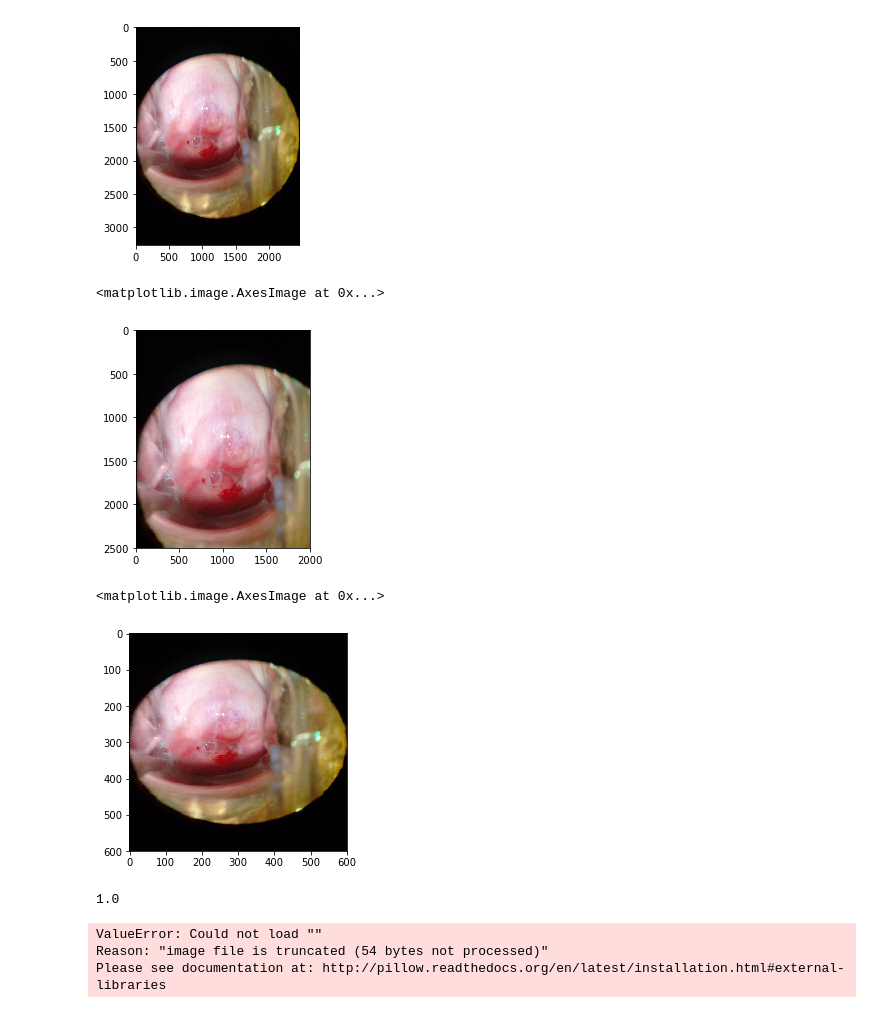
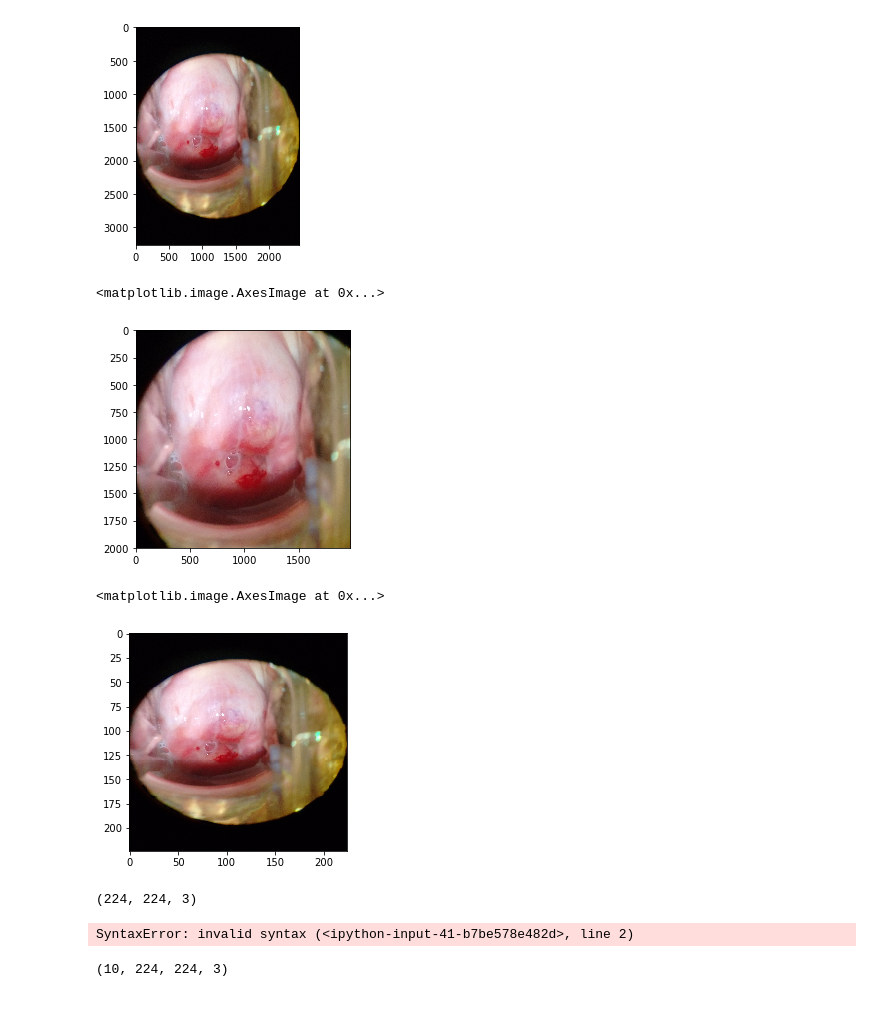
Before and after one commit to CausticGiraffe/Practicum, a Jupyter notebook: EDA_scale.ipynb, the cells around one changed output. Saved outputs shown, nothing was run; the diff lists cells and outputs as text; code cells hidden in the pictures.

```diff
--- a/EDA_scale.ipynb
+++ b/EDA_scale.ipynb
@@ -129,32 +129,33 @@ plt.imshow(im)
 <matplotlib.image.AxesImage at 0x...>
 [figure]
 # %%
-imc = im[:2500, :2000,:] #cropping array row-> y, column-> x
+imc = im[500:2500, 25:2000,:] #cropping array row-> y, column-> x
 plt.imshow(imc)
 # %% [output]
 <matplotlib.image.AxesImage at 0x...>
-[figure, old version]
+[figure, new version]
 # %%
 from skimage.transform import resize
-imc = resize(im, (600,600,3))
+imc = resize(im, (224,224,3))
 plt.imshow(imc)
 # %% [output]
 <matplotlib.image.AxesImage at 0x...>
-[figure, old version]
+[figure, new version]
 # %%
-imc.max()
+imc.shape
 # %% [output]
-1.0
+(224, 224, 3)
 # %%
-XType_1 = np.array([resize(io.imread(Type_1_file), (256,256,3)) for Type_1_file in Type_1])
-XType_2 = np.array([resize(io.imread(Type_2_file), (256,256,3)) for Type_2_file in Type_2])
-XType_3 = np.array([resize(io.imread(Type_3_file), (256,256,3)) for Type_3_file in Type_3])
+XType_1 = np.array([resize(io.imread(Type_1_file), (224,224,3)) for Type_1_file in Type_1[:10]])
+XType_2 = np.array([resize(io.imread(Type_2_file), (224,224,3)) for Type_2_file in Type_2[:10]])
+XType_3 = np.array([resize(io.imread(Type_3_file), (224,224,3)) for Type_3_file in Type_3[:10]])
 X = np.concatenate([XType_1, XType_2, XType_3], axis=0)
-#y = np.concatenate([np.zeros(len(Type_1)), np.ones(len(Type_2))], axis=0)
-# There is a better way to do it in smaller batches in a lazy evaluation when you use a generator.
+y = np.concatenate([np.ones(len(Type_1)), np.ones(len(Type_2))*2, np.ones(len(Type_3))*3 ], axis=0)
 # %% [output]
-ValueError: Could not load ""
-Reason: "image file is truncated (54 bytes not processed)"
-Please see documentation at: http://pillow.readthedocs.org/en/latest/installation.html#external-libraries
+SyntaxError: invalid syntax (<ipython-input-41-b7be578e482d>, line 2)
+# %%
+XType_1.shape
+# %% [output]
+(10, 224, 224, 3)
 # %%
 y.shape
```
Also changed, not shown: parts of 15 cells of this notebook, 1 other file.
